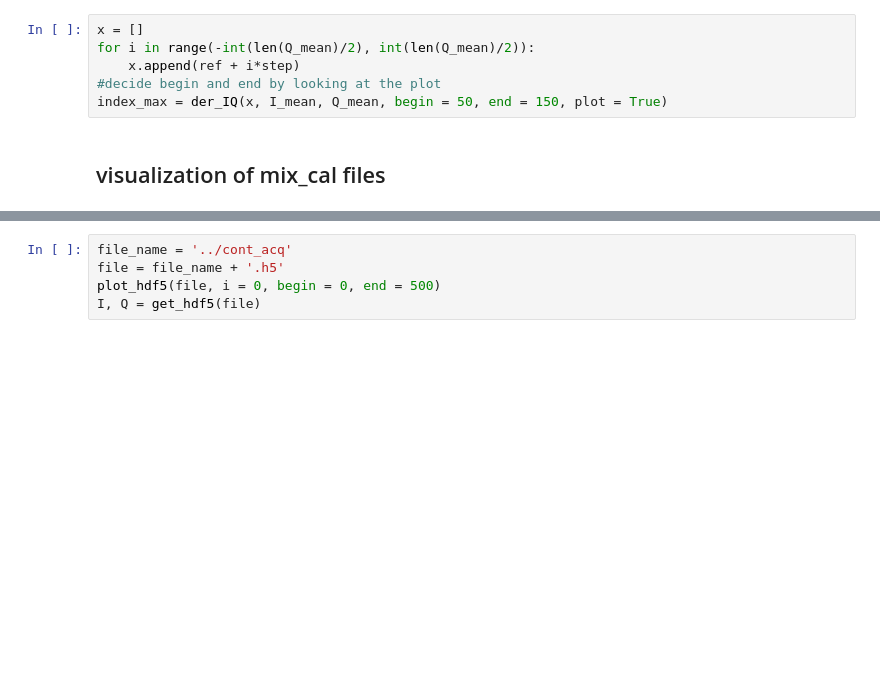
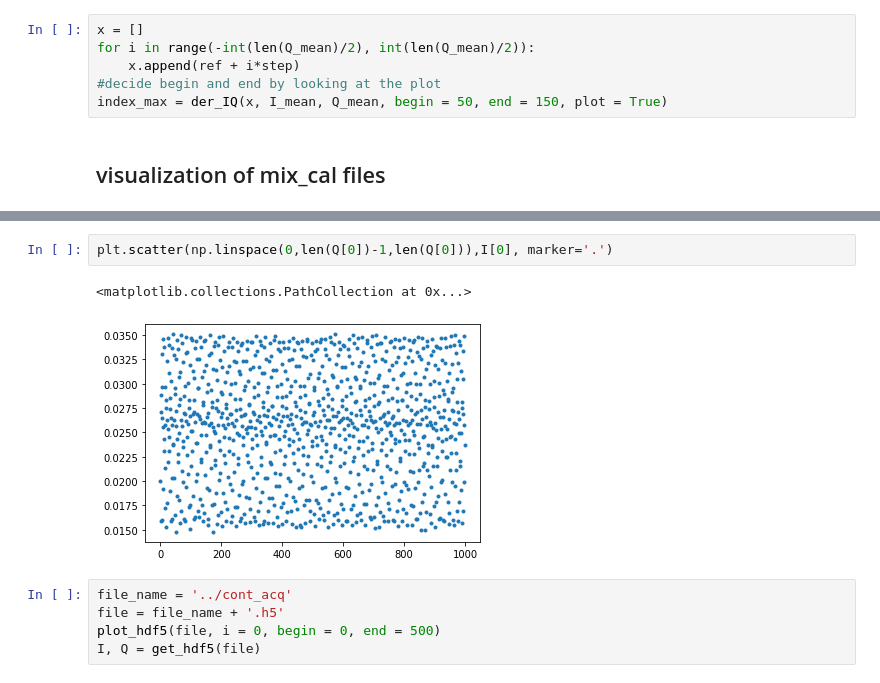
Before and after one commit to biqute/QTLab2122, a Jupyter notebook: SingleIRsource/scripts/analysis.ipynb, the cells around one changed output, grey strips where cells are left out. Drawn from its saved outputs; the diff is of its cells as text; blank space fills up the shorter version.

```diff
--- a/SingleIRsource/scripts/analysis.ipynb
+++ b/SingleIRsource/scripts/analysis.ipynb
@@ -88,3 +100,8 @@ Text(0.5, 0, 'Q')
+# %%
+plt.scatter(np.linspace(0,len(Q[0])-1,len(Q[0])),I[0], marker='.')
+# %% [output]
+<matplotlib.collections.PathCollection at 0x...>
+[figure, added]
 # %%
 file_name = '../cont_acq'
 file = file_name + '.h5'
```
Also changed, not shown: parts of 9 cells of this notebook, 52 other files.
